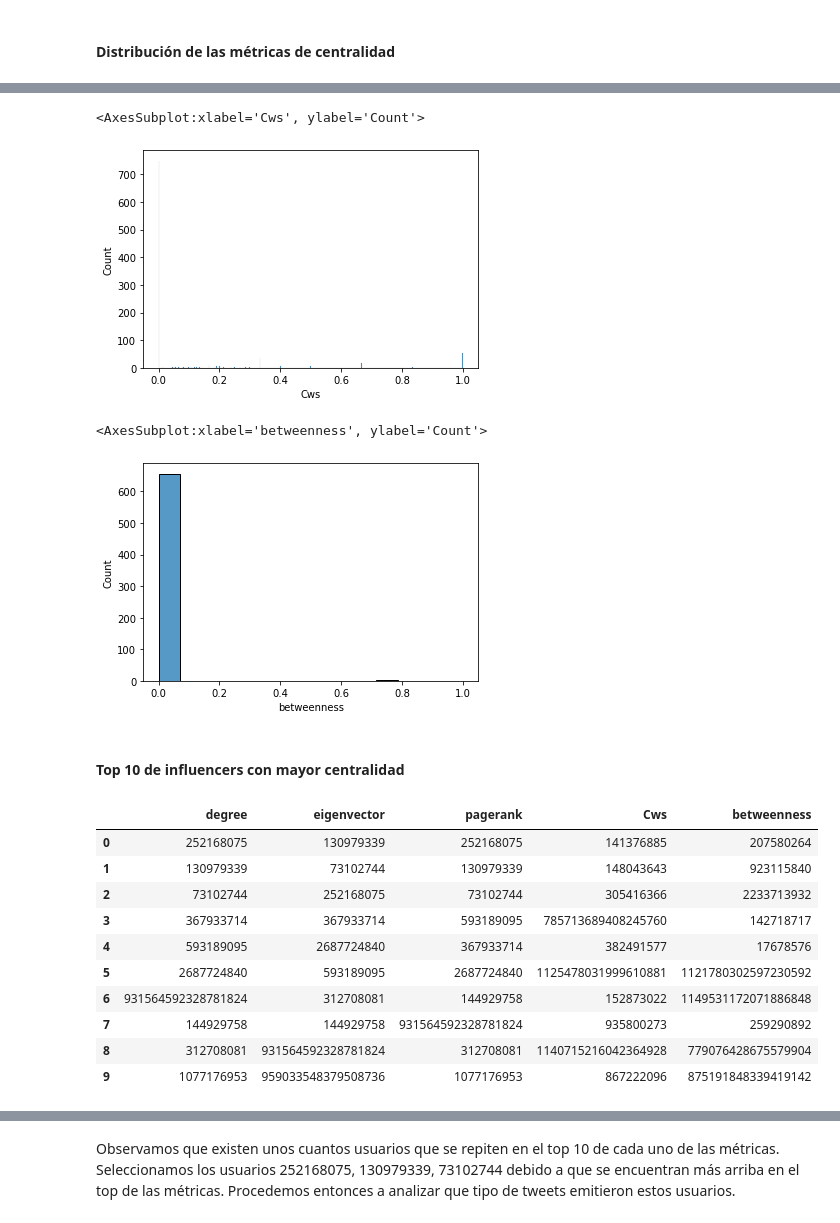
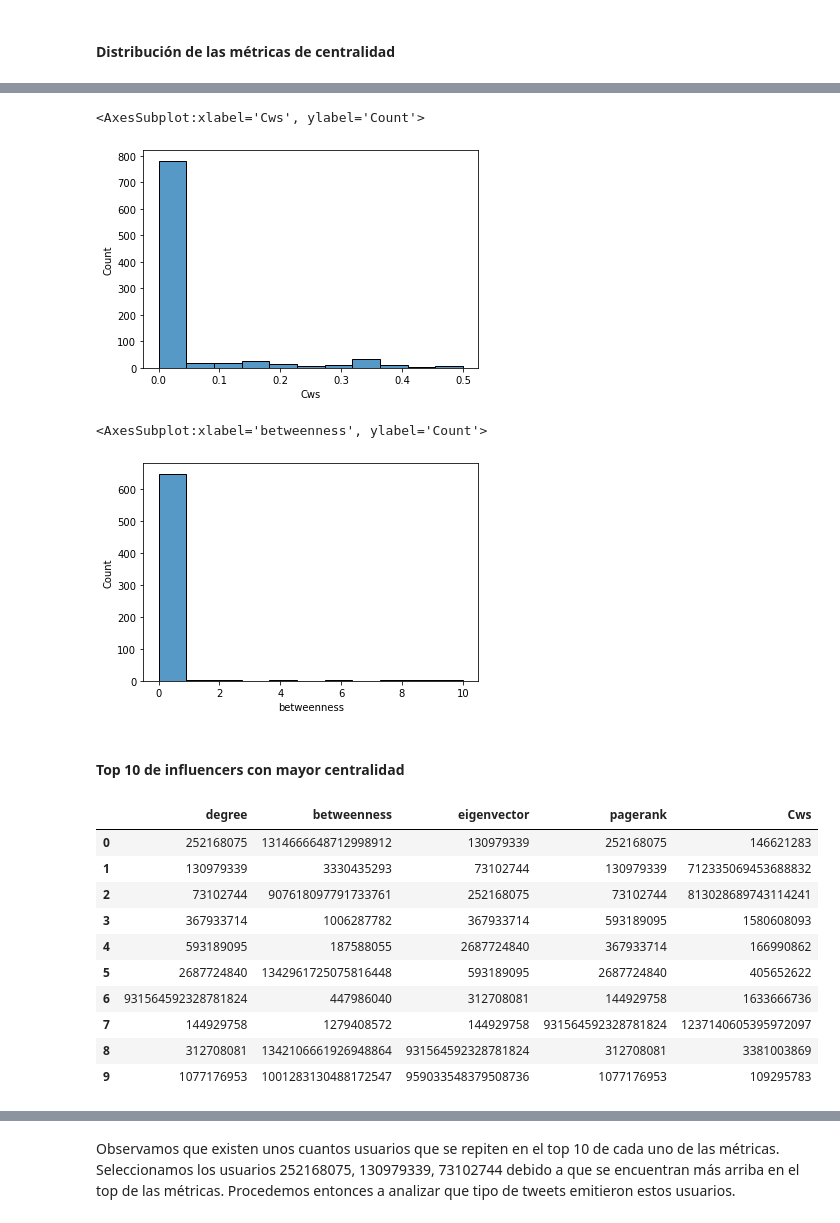
Before and after one commit to benjaminocampo/diplodatos_graphs, a Jupyter notebook: Practico1.ipynb, the cells around one changed output, grey strips where cells are left out. Saved outputs shown, nothing was run; the diff lists cells and outputs as text; code cells hidden in the pictures.

```diff
--- a/Practico1.ipynb
+++ b/Practico1.ipynb
@@ -292,33 +292,34 @@ sn.histplot(data=df_user_sample, x='pagerank')
 # %%
-sn.histplot(data=df_user_sample, x='Cws')
+sn.histplot(data=df_user_sample, x='Cws',binrange=(0,0.5))
 # %% [output]
 <AxesSubplot:xlabel='Cws', ylabel='Count'>
-[figure, old version]
+[figure, new version]
 # %%
-sn.histplot(data=df_user_sample, x='betweenness',binrange=(0,1))
+sn.histplot(data=df_user_sample, x='betweenness',binrange=(0,10))
 # %% [output]
 <AxesSubplot:xlabel='betweenness', ylabel='Count'>
-[figure, old version]
+[figure, new version]
 # %% [markdown]
 #### Top 10 de influencers con mayor centralidad
 # %%
 data = {}
+columns=['degree','betweenness','eigenvector','pagerank','Cws']
 for col in columns:
     top_users = df_user.nlargest(10, columns=[col])['user'].tolist()
     data[col] = top_users
 pd.DataFrame(data)
 # %% [output]
-|  | degree | eigenvector | pagerank | Cws | betweenness |
-| 0 | 252168075 | 130979339 | 252168075 | 141376885 | 207580264 |
-| 1 | 130979339 | 73102744 | 130979339 | 148043643 | 923115840 |
-| 2 | 73102744 | 252168075 | 73102744 | 305416366 | 2233713932 |
-| 3 | 367933714 | 367933714 | 593189095 | 785713689408245760 | 142718717 |
-| 4 | 593189095 | 2687724840 | 367933714 | 382491577 | 17678576 |
-| 5 | 2687724840 | 593189095 | 2687724840 | 1125478031999610881 | 1121780302597230592 |
-| 6 | 931564592328781824 | 312708081 | 144929758 | 152873022 | 1149531172071886848 |
-| 7 | 144929758 | 144929758 | 931564592328781824 | 935800273 | 259290892 |
-| 8 | 312708081 | 931564592328781824 | 312708081 | 1140715216042364928 | 779076428675579904 |
-| 9 | 1077176953 | 959033548379508736 | 1077176953 | 867222096 | 875191848339419142 |
+|  | degree | betweenness | eigenvector | pagerank | Cws |
+| 0 | 252168075 | 1314666648712998912 | 130979339 | 252168075 | 146621283 |
+| 1 | 130979339 | 3330435293 | 73102744 | 130979339 | 712335069453688832 |
+| 2 | 73102744 | 907618097791733761 | 252168075 | 73102744 | 813028689743114241 |
+| 3 | 367933714 | 1006287782 | 367933714 | 593189095 | 1580608093 |
+| 4 | 593189095 | 187588055 | 2687724840 | 367933714 | 166990862 |
+| 5 | 2687724840 | 1342961725075816448 | 593189095 | 2687724840 | 405652622 |
+| 6 | 931564592328781824 | 447986040 | 312708081 | 144929758 | 1633666736 |
+| 7 | 144929758 | 1279408572 | 144929758 | 931564592328781824 | 1237140605395972097 |
+| 8 | 312708081 | 1342106661926948864 | 931564592328781824 | 312708081 | 3381003869 |
+| 9 | 1077176953 | 1001283130488172547 | 959033548379508736 | 1077176953 | 109295783 |
 # %%
 pd.DataFrame(np.concatenate(list(data.values()))).value_counts()
 # %% [output]
```
Also changed, not shown: parts of 31 cells of this notebook.
